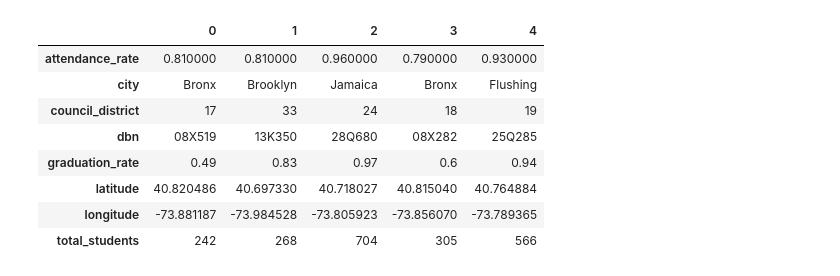
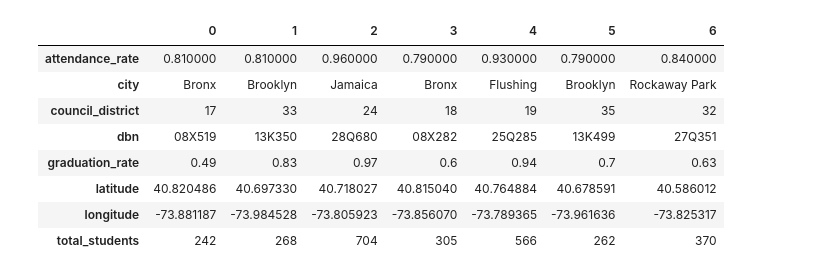
Before and after one commit to OlgaBelitskaya/data_kitchen, a Jupyter notebook: h5py-data-kitchen-5.ipynb, the cells around one changed output. Cells and saved outputs as stored; diff of their text form; code cells hidden in the pictures.

```diff
--- a/h5py-data-kitchen-5.ipynb
+++ b/h5py-data-kitchen-5.ipynb
@@ -6,7 +6,7 @@ dhtml('Pandas Data to H5Py Data')
 # %%
 import h5py,pandas as pd
 from IPython.display import display,HTML
-def df2h52df(df,file_name):
+def df2h52df(df,file_name,num):
     thp=[('font-size','15px'),('text-align','center'),
          ('font-weight','bold'),('font-family','times'),
          ('padding','5px 5px'),('color','slategray'),
@@ -35,7 +35,7 @@ def df2h52df(df,file_name):
             series_list+=[series]
         df_new=pd.concat(series_list,axis=1)
         f.close()
-    display(df_new.head().T.\
+    display(df_new.head(num).T.\
             style.set_table_styles(style_dict))
 # %%
 dhtml('Data from External HTML Sources')
@@ -137,13 +137,13 @@ school_explorer.head(5).T
 # %%
-school_explorer_new=df2h52df(school_explorer,file_name)
+school_explorer_new=df2h52df(school_explorer,file_name,7)
 # %% [output]
 [interactive output not drawn]
-|  | 0 | 1 | 2 | 3 | 4 |
-| attendance_rate | 0.810000 | 0.810000 | 0.960000 | 0.790000 | 0.930000 |
-| city | Bronx | Brooklyn | Jamaica | Bronx | Flushing |
-| council_district | 17 | 33 | 24 | 18 | 19 |
-| dbn | 08X519 | 13K350 | 28Q680 | 08X282 | 25Q285 |
-| graduation_rate | 0.49 | 0.83 | 0.97 | 0.6 | 0.94 |
-| latitude | 40.820486 | 40.697330 | 40.718027 | 40.815040 | 40.764884 |
-| longitude | -73.881187 | -73.984528 | -73.805923 | -73.856070 | -73.789365 |
-| total_students | 242 | 268 | 704 | 305 | 566 |
+|  | 0 | 1 | 2 | 3 | 4 | 5 | 6 |
+| attendance_rate | 0.810000 | 0.810000 | 0.960000 | 0.790000 | 0.930000 | 0.790000 | 0.840000 |
+| city | Bronx | Brooklyn | Jamaica | Bronx | Flushing | Brooklyn | Rockaway Park |
+| council_district | 17 | 33 | 24 | 18 | 19 | 35 | 32 |
+| dbn | 08X519 | 13K350 | 28Q680 | 08X282 | 25Q285 | 13K499 | 27Q351 |
+| graduation_rate | 0.49 | 0.83 | 0.97 | 0.6 | 0.94 | 0.7 | 0.63 |
+| latitude | 40.820486 | 40.697330 | 40.718027 | 40.815040 | 40.764884 | 40.678591 | 40.586012 |
+| longitude | -73.881187 | -73.984528 | -73.805923 | -73.856070 | -73.789365 | -73.961636 | -73.825317 |
+| total_students | 242 | 268 | 704 | 305 | 566 | 262 | 370 |
```
Also changed, not shown: parts of 7 cells of this notebook, 1 other file.
